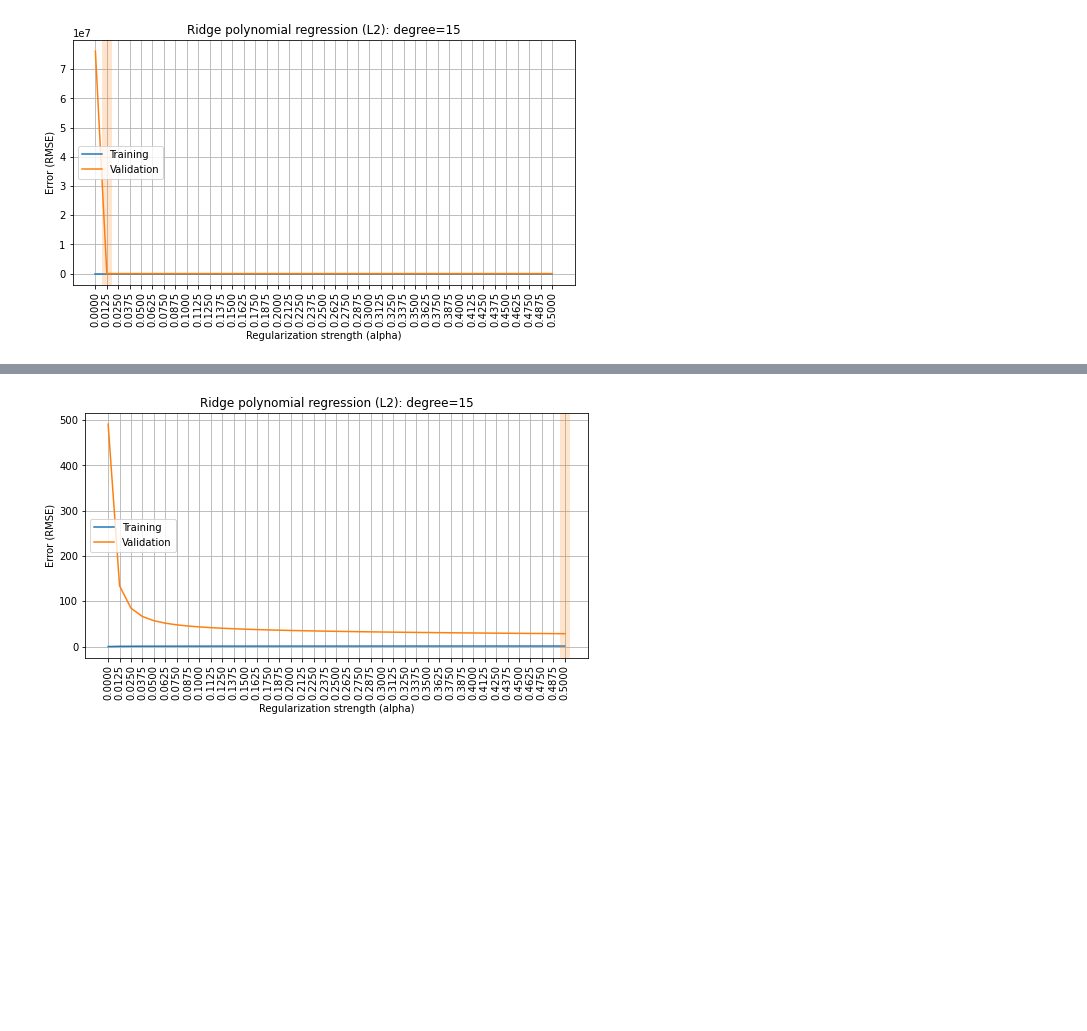
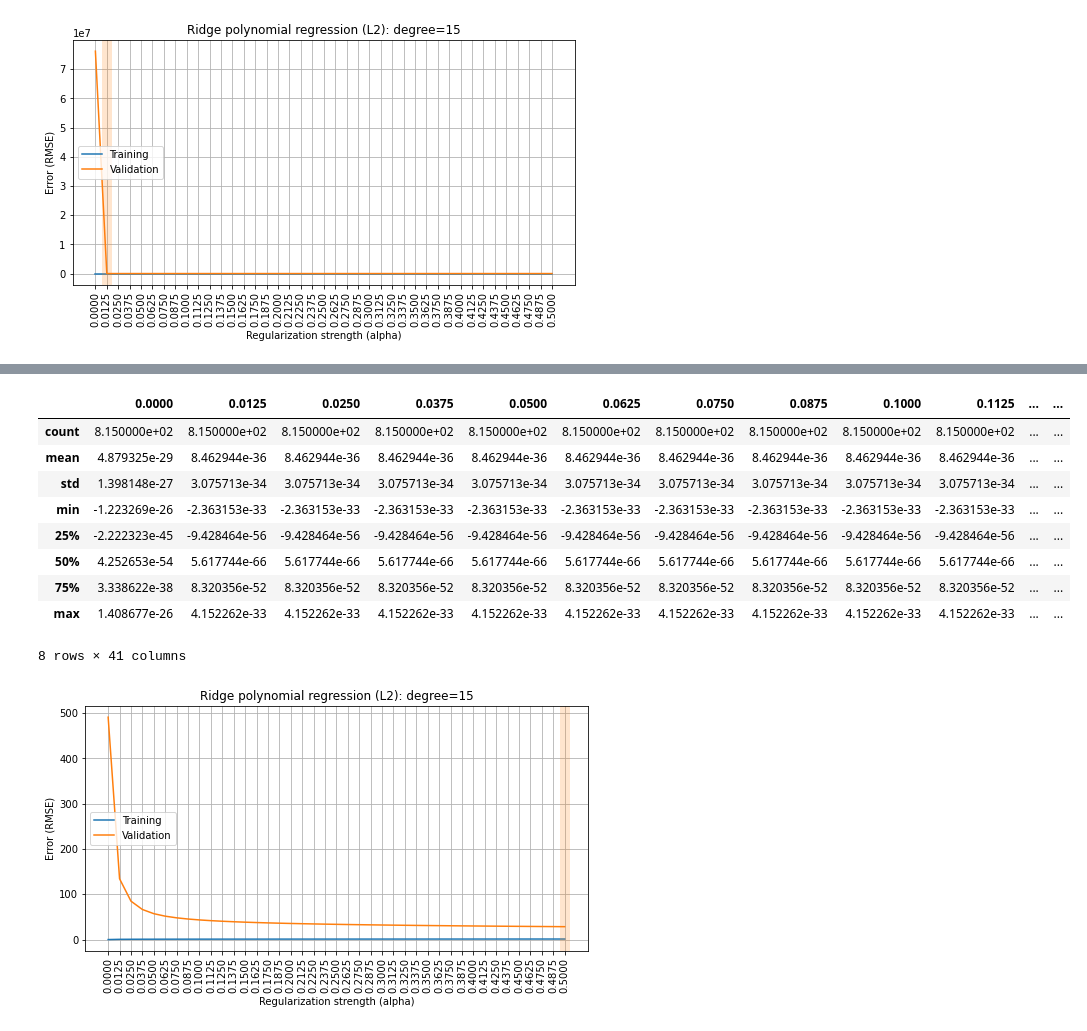
Before and after one commit to NataLobster/ml_intro_1, a Jupyter notebook: overfitting_regularization.ipynb, the cells around one changed output, grey strips where cells are left out. Cells and saved outputs as stored; diff of their text form; code cells hidden in the pictures; blank space fills up the shorter version.

```diff
--- a/overfitting_regularization.ipynb
+++ b/overfitting_regularization.ipynb
@@ -815,16 +892,24 @@ plot_fitting_graph(ALPHAS, rmse_train, rmse_valid,
 # %%
 ## your code
 rmse_train, rmse_valid = [], []
+mod_coeff_L2 = dict()
 for alpha in ALPHAS:
     results = cross_validate(make_model_without_std(degree=15, penalty='L2', alpha=alpha),
                              X_hw, y_hw, cv=5,
+                             return_estimator=True,
                              return_train_score=True,
                              scoring='neg_root_mean_squared_error')
     rmse_train.append(-np.mean(results['train_score']))
     rmse_valid.append(-np.mean(results['test_score']))
+    mod_coeff_L2[alpha] = results['estimator'][0]['reg'].coef_
 
 plot_fitting_graph(ALPHAS, rmse_train, rmse_valid,
                    xlabel='Regularization strength (alpha)', ylabel='Error (RMSE)',
                    title='Ridge polynomial regression (L2): degree=15')
+
+mod_coeff_L2 = pd.DataFrame(mod_coeff_L2)
+
+#и тут мы наблюдаем такую же картину. выдается много предупреждений (UserWarning) о том, что нам следует предварительно оптимизировать
+#данные
 # %% [output]
 [figure]
@@ -831,2 +926,15 @@ plot_fitting_graph(ALPHAS, rmse_train, rmse_valid,
+# %%
+mod_coeff_L2.describe()
+# %% [output]
+|  | 0.0000 | 0.0125 | 0.0250 | 0.0375 | 0.0500 | 0.0625 | 0.0750 | 0.0875 | 0.1000 | 0.1125 | ... | ... |
+| count | 8.150000e+02 | 8.150000e+02 | 8.150000e+02 | 8.150000e+02 | 8.150000e+02 | 8.150000e+02 | 8.150000e+02 | 8.150000e+02 | 8.150000e+02 | 8.150000e+02 | ... | ... |
+| mean | 4.879325e-29 | 8.462944e-36 | 8.462944e-36 | 8.462944e-36 | 8.462944e-36 | 8.462944e-36 | 8.462944e-36 | 8.462944e-36 | 8.462944e-36 | 8.462944e-36 | ... | ... |
+| std | 1.398148e-27 | 3.075713e-34 | 3.075713e-34 | 3.075713e-34 | 3.075713e-34 | 3.075713e-34 | 3.075713e-34 | 3.075713e-34 | 3.075713e-34 | 3.075713e-34 | ... | ... |
+| min | -1.223269e-26 | -2.363153e-33 | -2.363153e-33 | -2.363153e-33 | -2.363153e-33 | -2.363153e-33 | -2.363153e-33 | -2.363153e-33 | -2.363153e-33 | -2.363153e-33 | ... | ... |
+| 25% | -2.222323e-45 | -9.428464e-56 | -9.428464e-56 | -9.428464e-56 | -9.428464e-56 | -9.428464e-56 | -9.428464e-56 | -9.428464e-56 | -9.428464e-56 | -9.428464e-56 | ... | ... |
+| 50% | 4.252653e-54 | 5.617744e-66 | 5.617744e-66 | 5.617744e-66 | 5.617744e-66 | 5.617744e-66 | 5.617744e-66 | 5.617744e-66 | 5.617744e-66 | 5.617744e-66 | ... | ... |
+| 75% | 3.338622e-38 | 8.320356e-52 | 8.320356e-52 | 8.320356e-52 | 8.320356e-52 | 8.320356e-52 | 8.320356e-52 | 8.320356e-52 | 8.320356e-52 | 8.320356e-52 | ... | ... |
+| max | 1.408677e-26 | 4.152262e-33 | 4.152262e-33 | 4.152262e-33 | 4.152262e-33 | 4.152262e-33 | 4.152262e-33 | 4.152262e-33 | 4.152262e-33 | 4.152262e-33 | ... | ... |
+8 rows × 41 columns
 # %%
 rmse_train, rmse_valid = [], []
```
Also changed, not shown: parts of 28 cells of this notebook.
